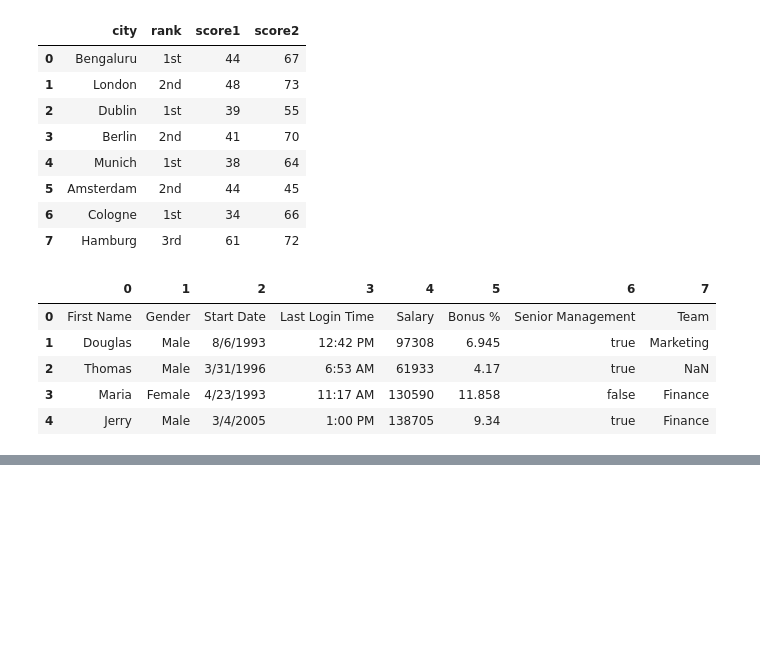
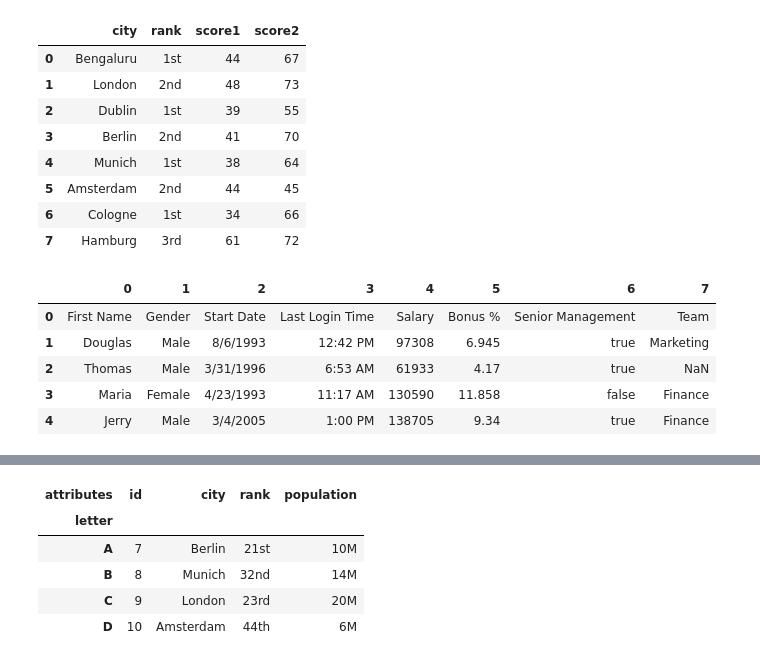
Before and after one commit to kashyap-r/krp-python-dsa-notebooks, a Jupyter notebook: 06 Python Interview/Data Manipulation-pandas.ipynb, the cells around one changed output, grey strips where cells are left out. Cells and saved outputs as stored; diff of their text form; code cells hidden in the pictures; blank space fills up the shorter version.

Commit message:
Some more revisions on data manipulation in pandas

```diff
--- a/06 Python Interview/Data Manipulation-pandas.ipynb
+++ b/06 Python Interview/Data Manipulation-pandas.ipynb
@@ -554,0 +775,22 @@ df.head()
+# %%
+# Reshaping, Stacking and Unstacking
+
+raw_data2= {
+    'id': [7, 8, 9, 10],
+    'city': ['Berlin', 'Munich', 'London', 'Amsterdam'],
+    'rank': ['21st', '32nd', '23rd', '44th'],
+    'population': ['10M', '14M', '20M', '6M']
+}
+
+df2 = pd.DataFrame(raw_data2,
+                   index = pd.Index(['A', 'B', 'C', 'D'], name='letter'),
+                   columns=pd.Index(['id', 'city', 'rank', 'population'],
+                   name='attributes'))
+df2
+# %% [output]
+| attributes | id | city | rank | population |
+| letter |  |  |  |  |
+| A | 7 | Berlin | 21st | 10M |
+| B | 8 | Munich | 32nd | 14M |
+| C | 9 | London | 23rd | 20M |
+| D | 10 | Amsterdam | 44th | 6M |
```
Also changed, not shown: parts of 25 cells of this notebook, 8 other files.
